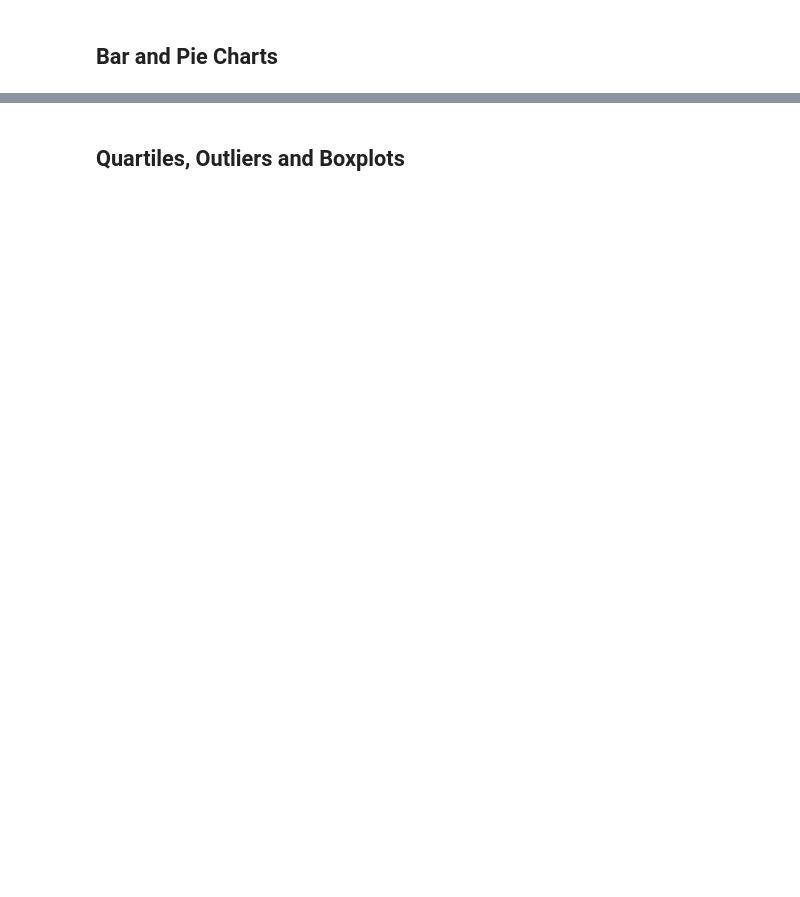
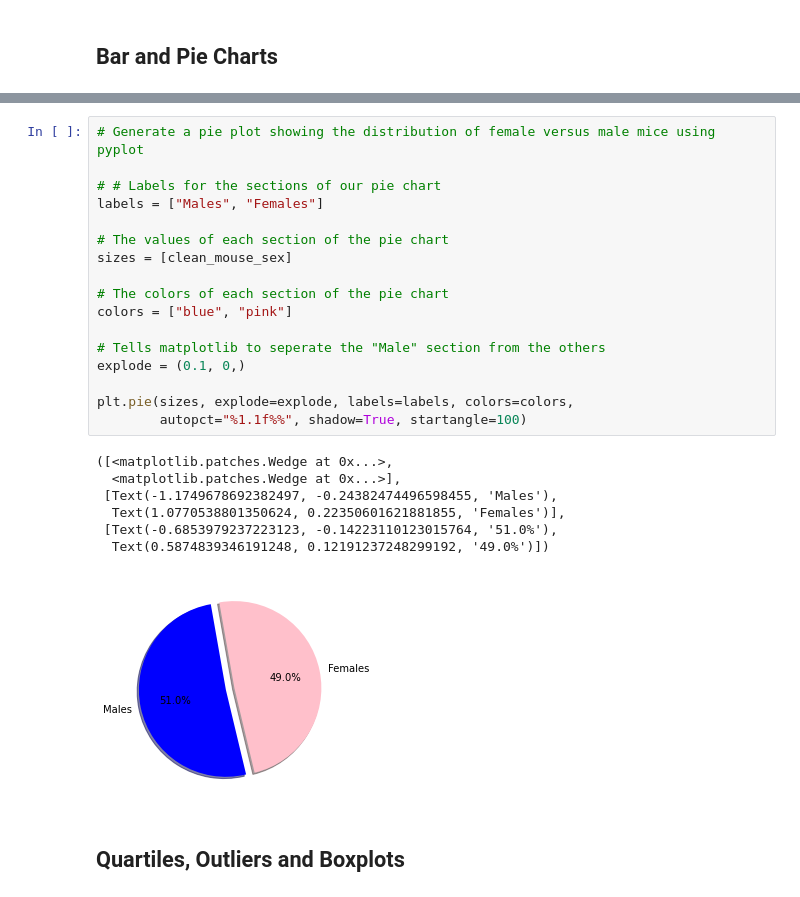
Before and after one commit to David-Lucey/Matplotlib-challenge, a Jupyter notebook: Pymaceuticals/pymaceuticals_starter.ipynb, the cells around one changed output, grey strips where cells are left out. Saved outputs shown, nothing was run; the diff lists cells and outputs as text; blank space fills up the shorter version.

```diff
--- a/Pymaceuticals/pymaceuticals_starter.ipynb
+++ b/Pymaceuticals/pymaceuticals_starter.ipynb
@@ -173,3 +223,28 @@ dtype: float64
+# %%
+# Generate a pie plot showing the distribution of female versus male mice using pyplot
+
+# # Labels for the sections of our pie chart
+labels = ["Males", "Females"]
+
+# The values of each section of the pie chart
+sizes = [clean_mouse_sex]
+
+# The colors of each section of the pie chart
+colors = ["blue", "pink"]
+
+# Tells matplotlib to seperate the "Male" section from the others
+explode = (0.1, 0,)
+
+plt.pie(sizes, explode=explode, labels=labels, colors=colors,
+        autopct="%1.1f%%", shadow=True, startangle=100)
+# %% [output]
+([<matplotlib.patches.Wedge at 0x...>,
+  <matplotlib.patches.Wedge at 0x...>],
+ [Text(-1.1749678692382497, -0.24382474496598455, 'Males'),
+  Text(1.0770538801350624, 0.22350601621881855, 'Females')],
+ [Text(-0.6853979237223123, -0.14223110123015764, '51.0%'),
+  Text(0.5874839346191248, 0.12191237248299192, '49.0%')])
+[figure, added]
 # %% [markdown]
 ## Quartiles, Outliers and Boxplots
 # %%
```
Also changed, not shown: parts of 26 cells of this notebook.
